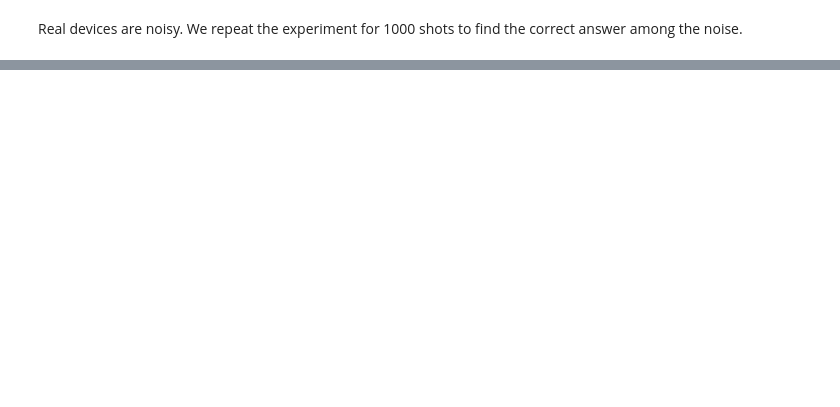
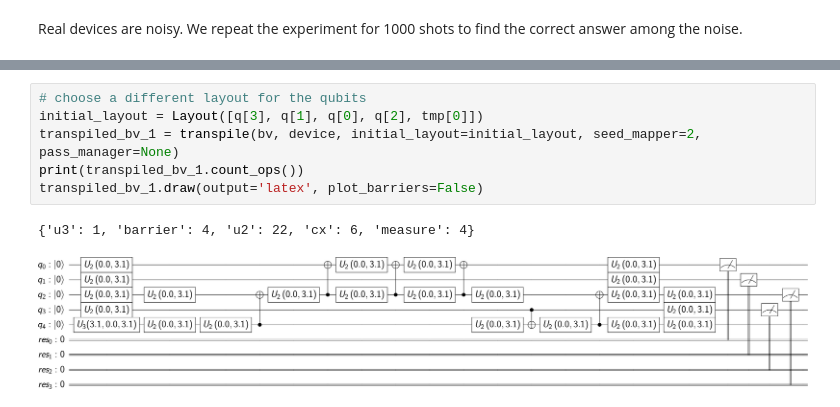
Before and after one commit to nguyenducnhaty/qiskit-terra, a Jupyter notebook: demo/BV_Demo.ipynb, the cells around one changed output, grey strips where cells are left out. Cells and saved outputs as stored; diff of their text form; blank space fills up the shorter version.

```diff
--- a/demo/BV_Demo.ipynb
+++ b/demo/BV_Demo.ipynb
@@ -139,0 +135,9 @@ circuit_drawer(compiled_circ_1, scale=.3)
+# %%
+# choose a different layout for the qubits
+initial_layout = Layout([q[3], q[1], q[0], q[2], tmp[0]])
+transpiled_bv_1 = transpile(bv, device, initial_layout=initial_layout, seed_mapper=2, pass_manager=None)
+print(transpiled_bv_1.count_ops())
+transpiled_bv_1.draw(output='latex', plot_barriers=False)
+# %% [output]
+{'u3': 1, 'barrier': 4, 'u2': 22, 'cx': 6, 'measure': 4}
+[figure, added]
```
Also changed, not shown: parts of 40 cells of this notebook, 3 other files.
